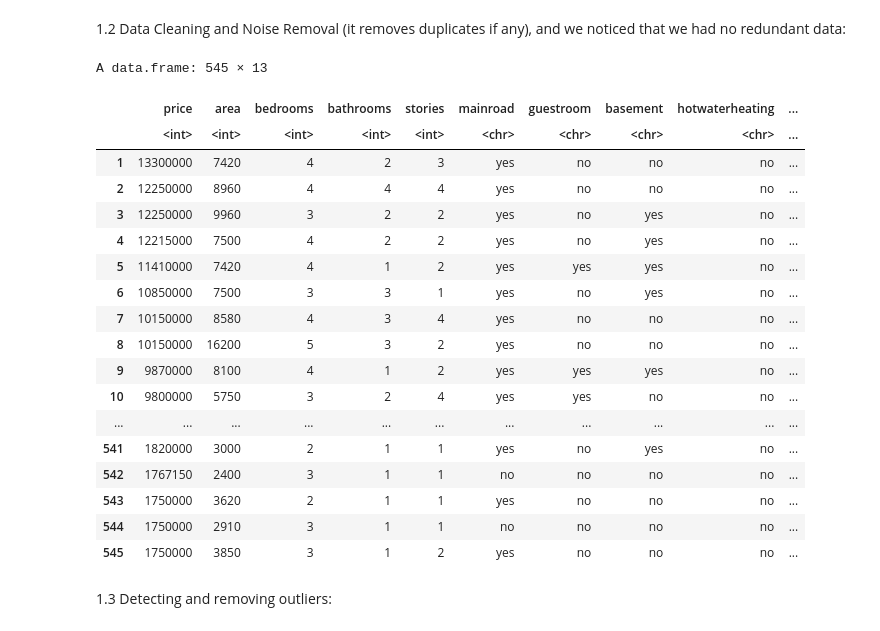
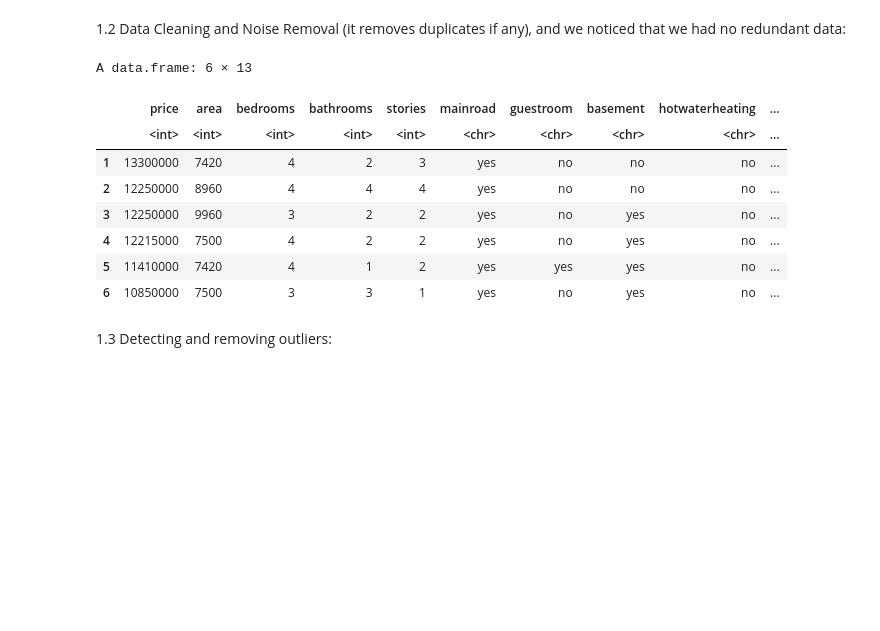
Before and after one commit to LayanAlmousa/DataMiningProject, a Jupyter notebook: MiningNotebook.ipynb, the cells around one changed output. Saved outputs shown, nothing was run; the diff lists cells and outputs as text; code cells hidden in the pictures; blank space fills up the shorter version.

```diff
--- a/MiningNotebook.ipynb
+++ b/MiningNotebook.ipynb
@@ -196,27 +196,17 @@ furnishingstatus
 1.2 Data Cleaning and Noise Removal (it removes duplicates if any), and we noticed that we had no redundant data:
 # %%
 data <- unique(data)
-data
+head(data)
 # %% [output]
-A data.frame: 545 × 13
+A data.frame: 6 × 13
 |  | price | area | bedrooms | bathrooms | stories | mainroad | guestroom | basement | hotwaterheating | ... |
 |  | <int> | <int> | <int> | <int> | <int> | <chr> | <chr> | <chr> | <chr> | ... |
 | 1 | 13300000 | 7420 | 4 | 2 | 3 | yes | no | no | no | ... |
 | 2 | 12250000 | 8960 | 4 | 4 | 4 | yes | no | no | no | ... |
 | 3 | 12250000 | 9960 | 3 | 2 | 2 | yes | no | yes | no | ... |
 | 4 | 12215000 | 7500 | 4 | 2 | 2 | yes | no | yes | no | ... |
 | 5 | 11410000 | 7420 | 4 | 1 | 2 | yes | yes | yes | no | ... |
 | 6 | 10850000 | 7500 | 3 | 3 | 1 | yes | no | yes | no | ... |
-| 7 | 10150000 | 8580 | 4 | 3 | 4 | yes | no | no | no | ... |
-| 8 | 10150000 | 16200 | 5 | 3 | 2 | yes | no | no | no | ... |
-| 9 | 9870000 | 8100 | 4 | 1 | 2 | yes | yes | yes | no | ... |
-| 10 | 9800000 | 5750 | 3 | 2 | 4 | yes | yes | no | no | ... |
-| ... | ... | ... | ... | ... | ... | ... | ... | ... | ... | ... |
-| 541 | 1820000 | 3000 | 2 | 1 | 1 | yes | no | yes | no | ... |
-| 542 | 1767150 | 2400 | 3 | 1 | 1 | no | no | no | no | ... |
-| 543 | 1750000 | 3620 | 2 | 1 | 1 | yes | no | no | no | ... |
-| 544 | 1750000 | 2910 | 3 | 1 | 1 | no | no | no | no | ... |
-| 545 | 1750000 | 3850 | 3 | 1 | 2 | yes | no | no | no | ... |
 # %% [markdown]
 1.3 Detecting and removing outliers:
 # %%
```
Also changed, not shown: parts of 10 cells of this notebook.
